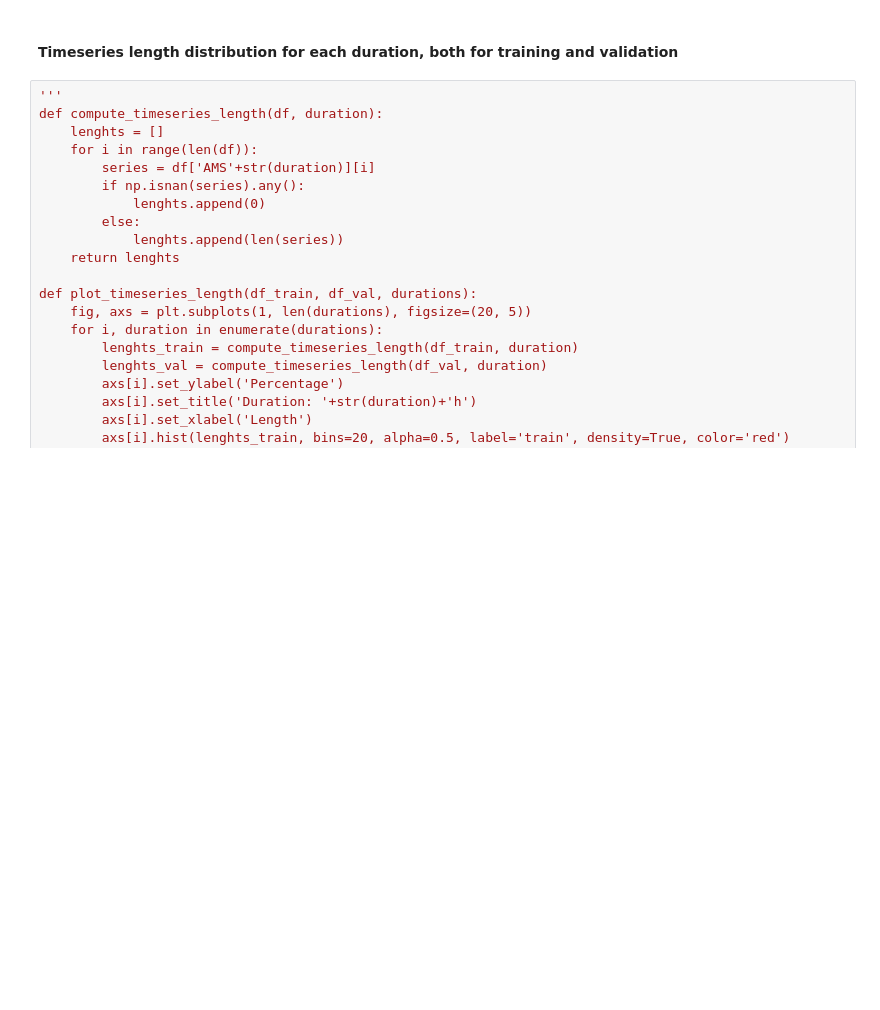
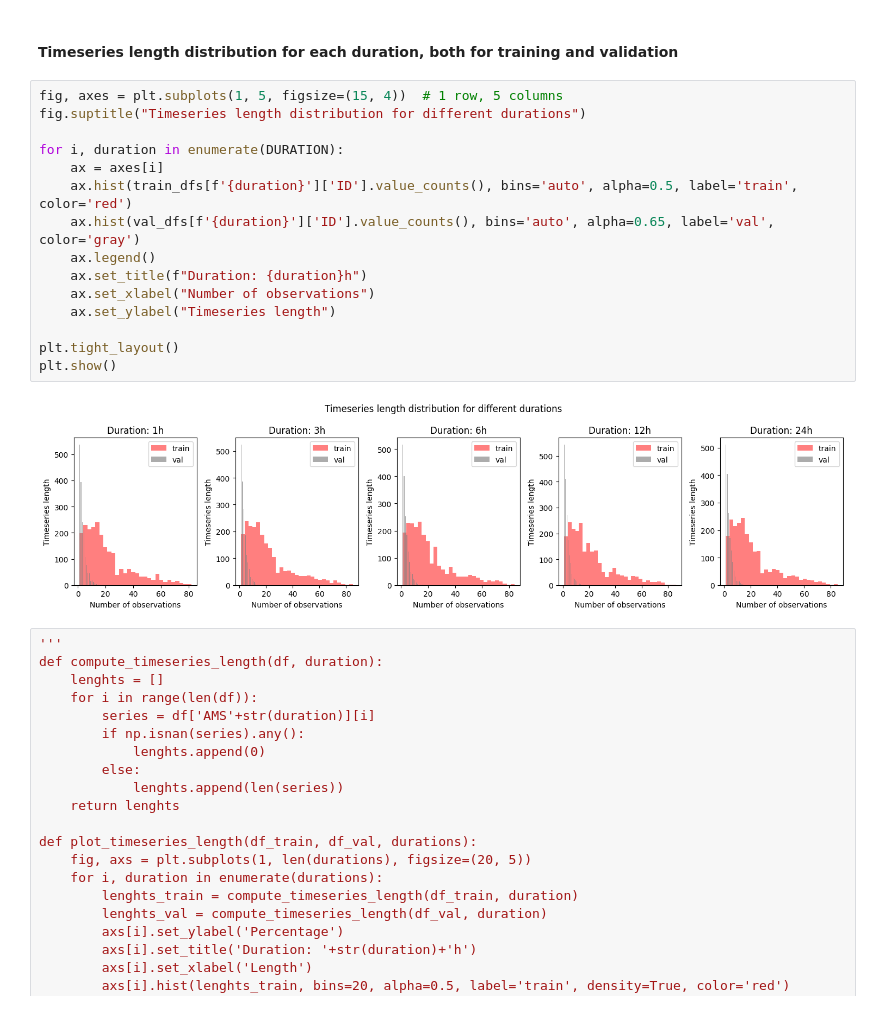
Before and after one commit to oshodiS/Rainfall-BetaEstimation, a Jupyter notebook: project.ipynb, the cells around one changed output. Cells and saved outputs as stored; diff of their text form; blank space fills up the shorter version.

Commit message:
AMS distributions

```diff
--- a/project.ipynb
+++ b/project.ipynb
@@ -205,6 +205,23 @@ train_dfs['3']
 ## 1.3. Dataset inspection
 # %% [markdown]
 #### Timeseries length distribution for each duration, both for training and validation
+# %%
+fig, axes = plt.subplots(1, 5, figsize=(15, 4))  # 1 row, 5 columns
+fig.suptitle("Timeseries length distribution for different durations")
+
+for i, duration in enumerate(DURATION):
+    ax = axes[i]
+    ax.hist(train_dfs[f'{duration}']['ID'].value_counts(), bins='auto', alpha=0.5, label='train', color='red')
+    ax.hist(val_dfs[f'{duration}']['ID'].value_counts(), bins='auto', alpha=0.65, label='val', color='gray')
+    ax.legend()
+    ax.set_title(f"Duration: {duration}h")
+    ax.set_xlabel("Number of observations")
+    ax.set_ylabel("Timeseries length")
+
+plt.tight_layout()
+plt.show()
+# %% [output]
+[figure, added]
 # %%
 '''
 def compute_timeseries_length(df, duration):
```
Also changed, not shown: parts of 1 cell of this notebook.
